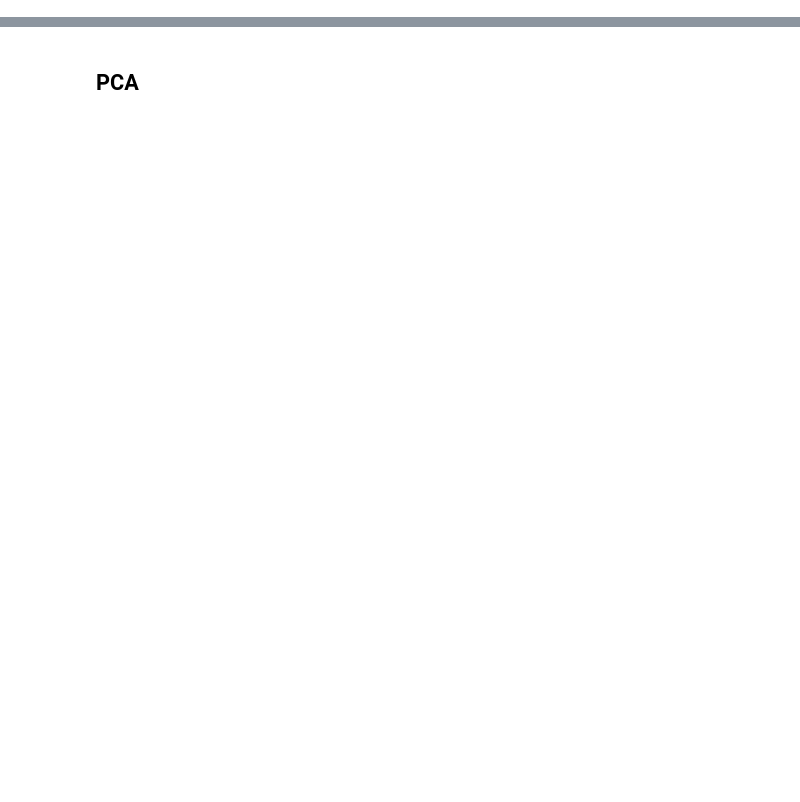
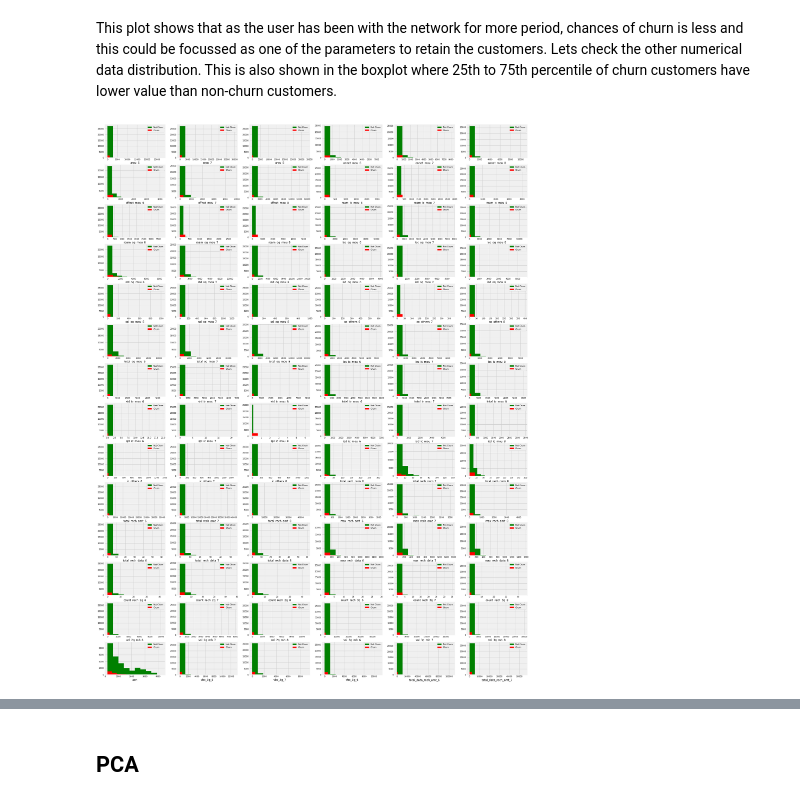
Before and after one commit to PreetiKharb/Telecom-Churn-Prediction, a Jupyter notebook: TelecomChurn.ipynb, the cells around one changed output, grey strips where cells are left out. Drawn from its saved outputs; the diff is of its cells as text; code cells hidden in the pictures; blank space fills up the shorter version.

```diff
--- a/TelecomChurn.ipynb
+++ b/TelecomChurn.ipynb
@@ -297,0 +768,27 @@ df.head()
+# %%
+#Plotting a countplot with all the variables
+fig, axes = plt.subplots(round(len(cat_cols) / 3), 3, figsize=(45, 30))
+
+total = float(len(tele_highval_cust))
+for i, ax in enumerate(fig.axes):
+    if i < len(cat_cols):
+        ax.set_xticklabels(ax.xaxis.get_majorticklabels(), rotation=45)
+        sns.countplot(x=cat_cols[i], alpha=0.7, data=tele_highval_cust, hue=tele_highval_cust['churn'],palette=['g','r'], ax=ax)
+        # Renaming the Legends from 0/1 to Not Churn/Churn
+        ax.legend(['Not Churn','Churn'],loc="upper right")
+        # adjusting font size of X-Labels and Y-Labels
+        ax.set_xlabel(cat_cols[i],fontsize=12)
+        ax.set_ylabel('count',fontsize=12)
+        # adding annotations
+        for p in ax.patches:
+            height = p.get_height()
+            tick_val = '{:1.2f}'.format(height/total)
+            if tick_val== '0.00':
+              tick_val=''
+            ax.text(p.get_x()+p.get_width()/2.,
+                    height + 3,
+                    tick_val,
+                    ha="center",
+                    fontsize=12)
+
+fig.tight_layout()
@@ -297,0 +840,15 @@ df.head()
+# %% [markdown]
+This plot shows that as the user has been with the network for more period, chances of churn is less and this could be focussed as one of the parameters to retain the customers. Lets check the other numerical data distribution. This is also shown in the boxplot where 25th to 75th percentile of churn customers have lower value than non-churn customers.
+# %%
+fig, axes = plt.subplots(round(len(num_cols) / 6), 6, figsize=(30, 45))
+
+for i, ax in enumerate(fig.axes):
+    if i < len(num_cols):
+        ax.hist(tele_highval_cust.loc[tele_highval_cust['churn']==0, num_cols[i]],color='g')
+        ax.hist(tele_highval_cust.loc[tele_highval_cust['churn']==1, num_cols[i]],color='r')
+        # adjusting font size of X-Labels and Y-Labels
+        ax.set_xlabel(num_cols[i],fontsize=12)
+        ax.legend(['Not Churn','Churn'],loc = 'best')
+plt.show()
+# %% [output]
+[figure, added]
```
Also changed, not shown: parts of 208 cells of this notebook.
